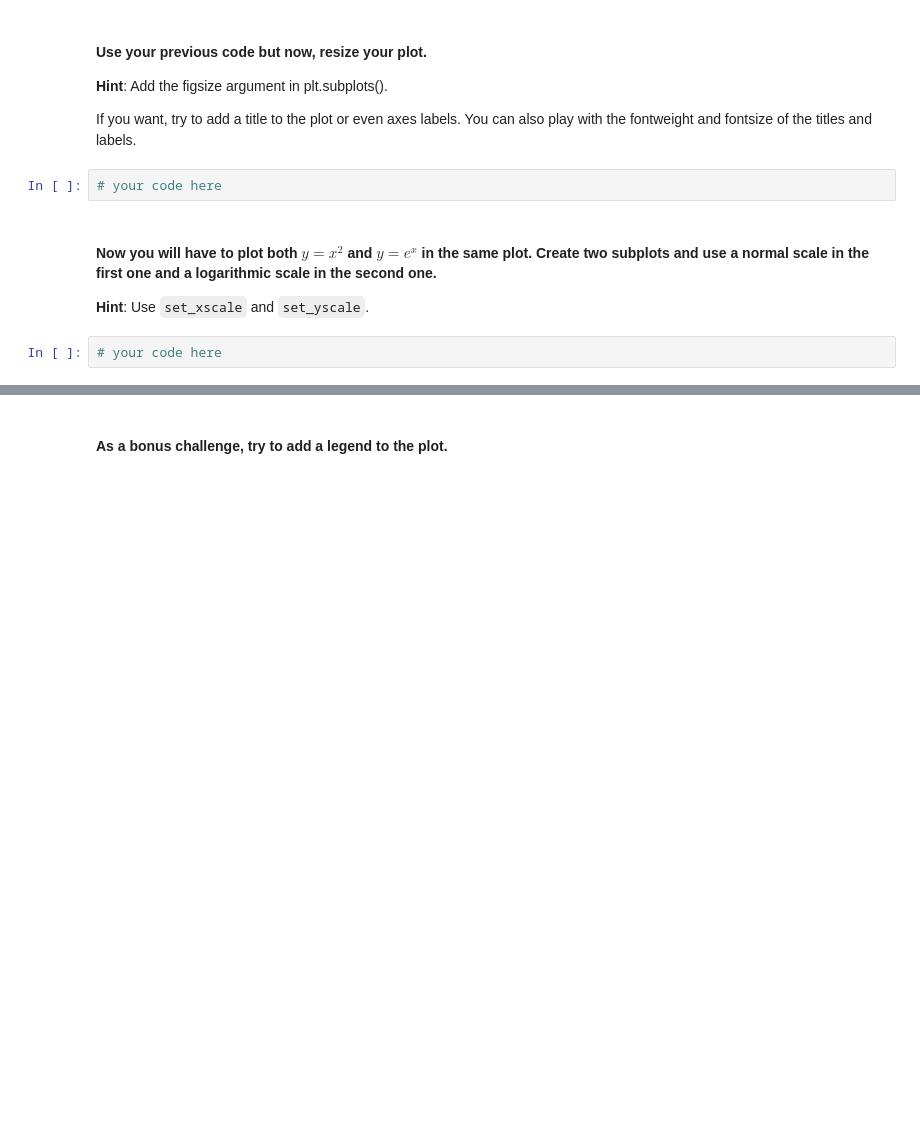
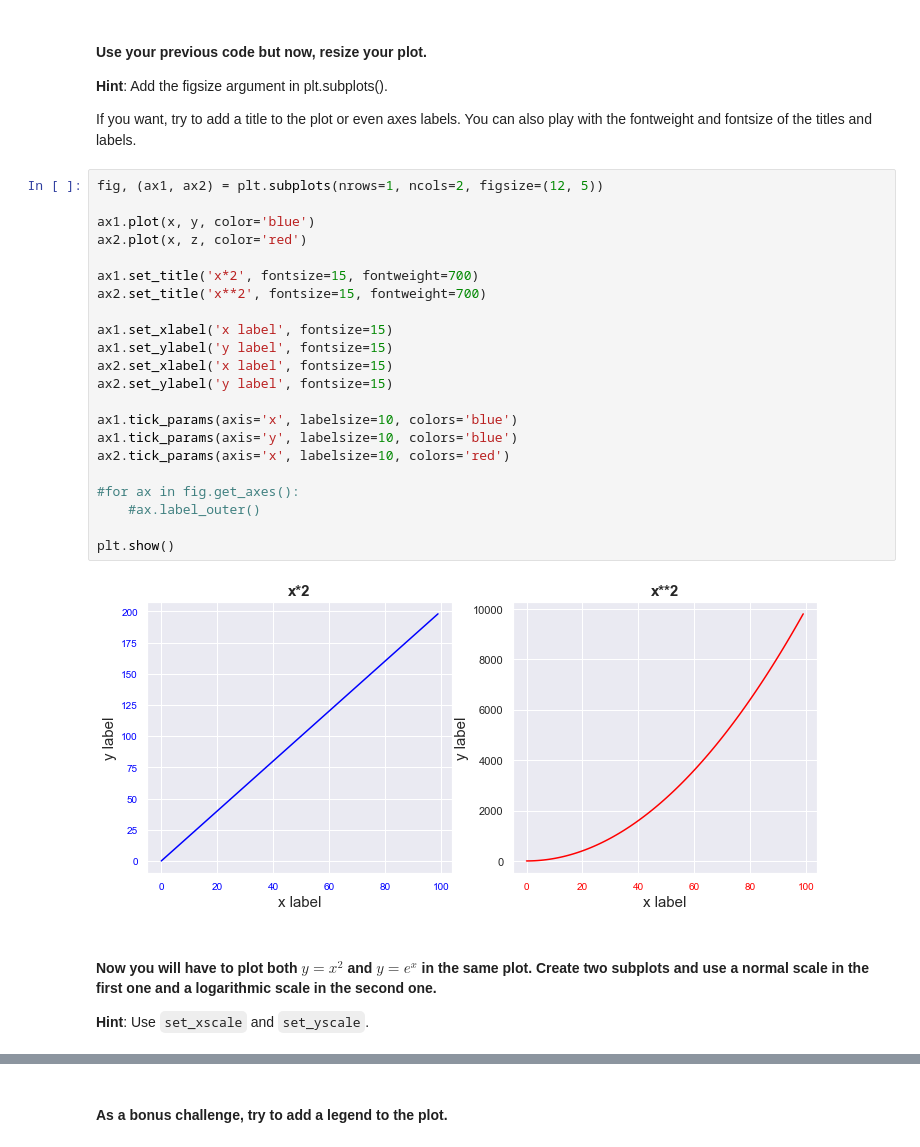
Before and after one commit to ironhack-datalabs/dataV2-labs, a Jupyter notebook: module-2/Matplotlib-Seaborn/your-code/main.ipynb, the cells around one changed output, grey strips where cells are left out. Cells and saved outputs as stored; diff of their text form; blank space fills up the shorter version.

```diff
--- a/module-2/Matplotlib-Seaborn/your-code/main.ipynb
+++ b/module-2/Matplotlib-Seaborn/your-code/main.ipynb
@@ -92,10 +104,30 @@ plt.show()
 **Hint**: Add the figsize argument in plt.subplots().
 
 If you want, try to add a title to the plot or even axes labels. You can also play with the fontweight and fontsize of the titles and labels.
-# %%
-# your code here
+# %%
+fig, (ax1, ax2) = plt.subplots(nrows=1, ncols=2, figsize=(12, 5))
+
+ax1.plot(x, y, color='blue')
+ax2.plot(x, z, color='red')
+
+ax1.set_title('x*2', fontsize=15, fontweight=700)
+ax2.set_title('x**2', fontsize=15, fontweight=700)
+
+ax1.set_xlabel('x label', fontsize=15)
+ax1.set_ylabel('y label', fontsize=15)
+ax2.set_xlabel('x label', fontsize=15)
+ax2.set_ylabel('y label', fontsize=15)
+
+ax1.tick_params(axis='x', labelsize=10, colors='blue')
+ax1.tick_params(axis='y', labelsize=10, colors='blue')
+ax2.tick_params(axis='x', labelsize=10, colors='red')
+
+#for ax in fig.get_axes():
+    #ax.label_outer()
+
+plt.show()
+# %% [output]
+[figure, added]
 # %% [markdown]
 #### Now you will have to plot both $y=x^2$ and $y=e^x$ in the same plot. Create two subplots and use a normal scale in the first one and a logarithmic scale in the second one.
 **Hint**: Use `set_xscale` and `set_yscale`.
-# %%
-# your code here
```
Also changed, not shown: parts of 22 cells of this notebook, 6 other files.
